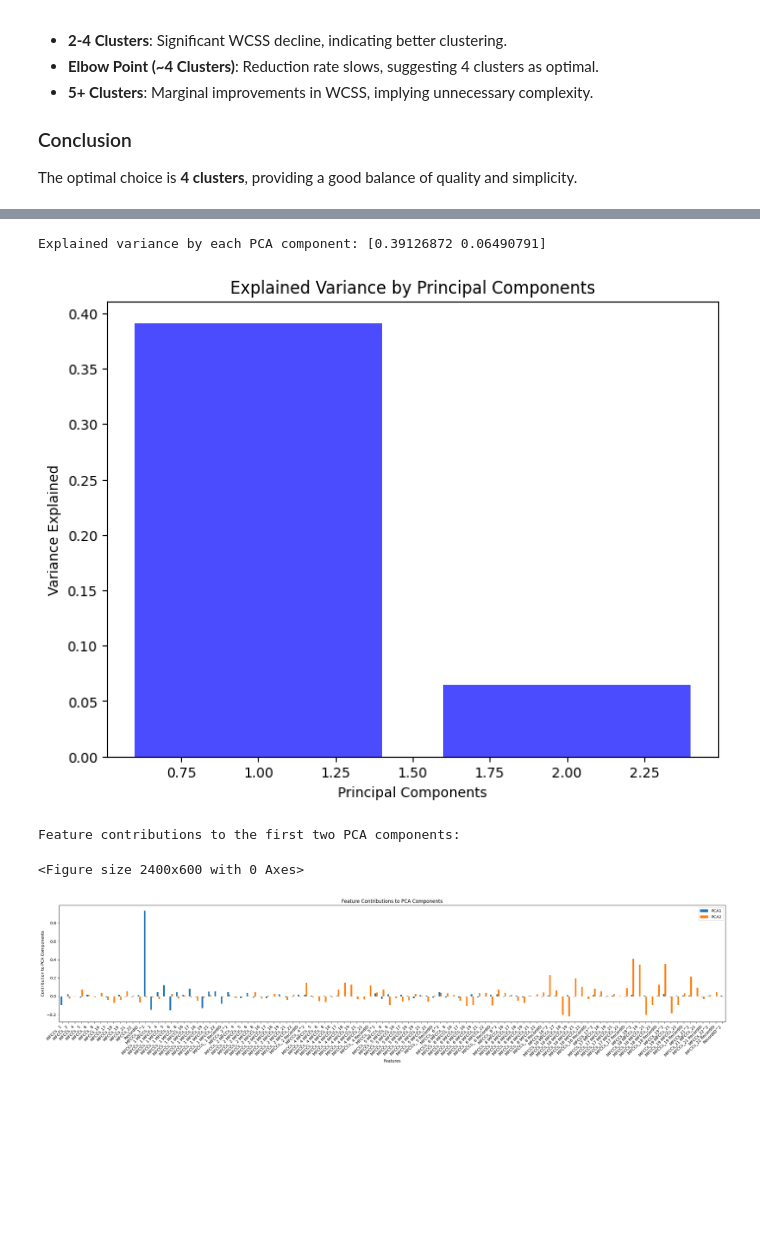
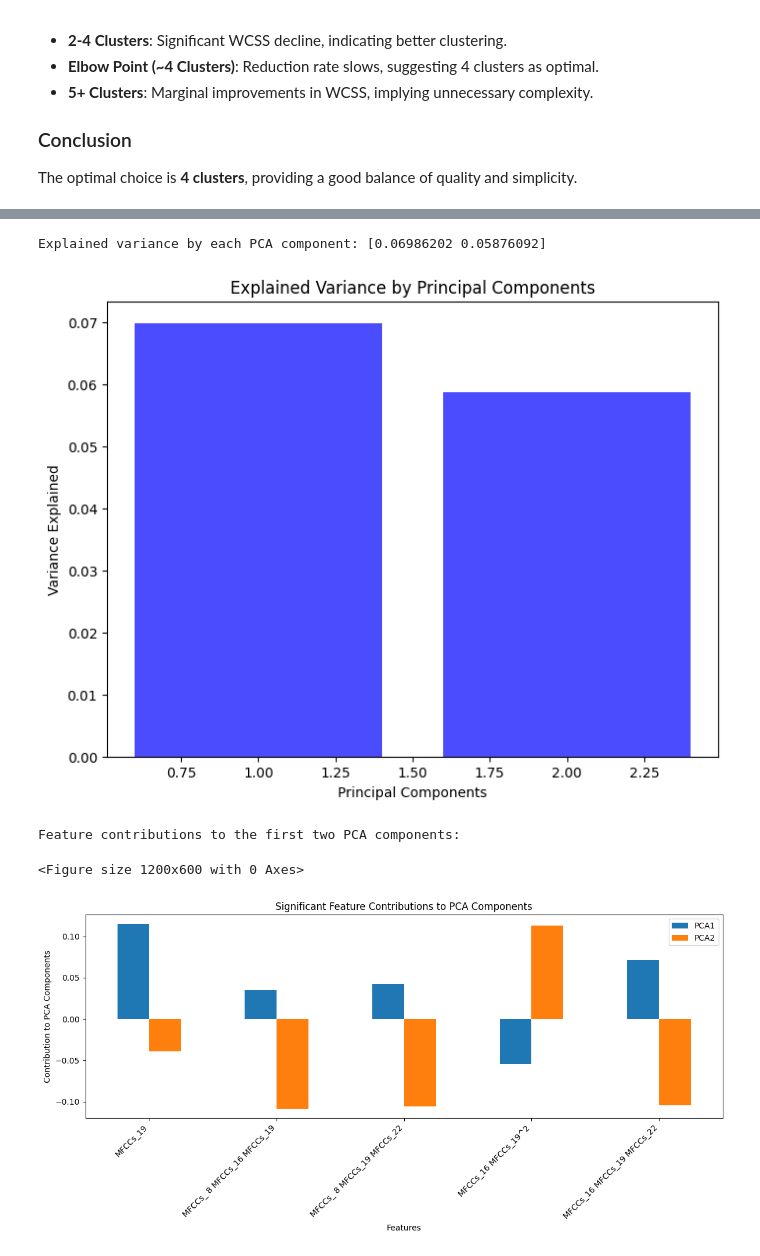
Before and after one commit to Shibhaditya2/Spoon-Knife, a Jupyter notebook: clustering.ipynb, the cells around one changed output, grey strips where cells are left out. Cells and saved outputs as stored; diff of their text form; code cells hidden in the pictures; blank space fills up the shorter version.

```diff
--- a/clustering.ipynb
+++ b/clustering.ipynb
@@ -233,0 +270,25 @@ After applying polynomial feature transformation, and adding features with degre
+# %%
+# remove highly correlated feature after adding polynomial features
+threshold = 0.75
+correlation_matrix = data_final.corr()
+# Identify and print each pair of highly correlated features
+print("Highly correlated feature pairs with correlation greater than", threshold, ":\n")
+highly_correlated_pairs = []
+for i in range(len(correlation_matrix.columns)):
+    for j in range(i + 1, len(correlation_matrix.columns)):
+        if abs(correlation_matrix.iloc[i, j]) > threshold:
+            feature_1 = correlation_matrix.columns[i]
+            feature_2 = correlation_matrix.columns[j]
+            correlation_value = correlation_matrix.iloc[i, j]
+            highly_correlated_pairs.append((feature_1, feature_2, correlation_value))
+            print(f"{feature_1} and {feature_2} have a correlation of {correlation_value:.2f}")
+
+# Drop one of each pair of highly correlated features
+
+features_to_remove = list(set(pair[0] for pair in highly_correlated_pairs))
+print("\nFeatures to remove:", features_to_remove)
+
+data_final = data_final.drop(columns=features_to_remove)
+
+# Show the shape of the dataset after removing highly correlated features
+print(f"\nShape of data after removing highly correlated features: {data_final.shape}")
@@ -333,10 +410,13 @@ The 'random' initialization method yields a lower silhouette score compared to '
 # Import libraries for dimensionality reduction and visualization
 from sklearn.decomposition import PCA
 
-# 3.1 Dimensionality Reduction
+# 3 Dimensionality Reduction
+scaler = StandardScaler()
+data_normalized = scaler.fit_transform(data_final.drop(columns=['Cluster']))
+
 # Apply PCA to reduce dimensions for visualization (2 components)
 pca = PCA(n_components=2)
-data_pca = pca.fit_transform(data_final.drop(columns=['Cluster']))
+data_pca = pca.fit_transform(data_normalized)
 
 # Convert PCA result into a DataFrame for easier plotting
 pca_df = pd.DataFrame(data_pca, columns=['PCA1', 'PCA2'])
@@ -356,34 +440,37 @@ plt.show()
 # %%
 # Feature Contribution to Clustering
 # Analyzing which features contribute the most to the cluster separation
 # The explained variance of each PCA component shows the proportion of variance each component captures
 explained_variance = pca.explained_variance_ratio_
 print(f"\nExplained variance by each PCA component: {explained_variance}")
 
 # Plot the explained variance of each PCA component
 plt.figure(figsize=(8, 6))
 plt.bar(range(1, len(explained_variance)+1), explained_variance, alpha=0.7, color='b')
 plt.xlabel('Principal Components')
 plt.ylabel('Variance Explained')
 plt.title('Explained Variance by Principal Components')
 plt.show()
 
 # Feature contributions to the first two principal components
 pca_loadings = pd.DataFrame(pca.components_.T, columns=['PCA1', 'PCA2'], index=data_final.drop(columns=['Cluster']).columns)
 print("\nFeature contributions to the first two PCA components:")
-# Plot feature contributions to each principal component
-plt.figure(figsize=(24, 6))
-pca_loadings[['PCA1', 'PCA2']].plot(kind='bar', figsize=(24, 6), title="Feature Contributions to PCA Components")
+
+# Filter for features with absolute contributions greater than 0.1 in either PCA1 or PCA2
+significant_features = pca_loadings[(pca_loadings['PCA1'].abs() > 0.1) | (pca_loadings['PCA2'].abs() > 0.1)]
+
+# Plot feature contributions to each principal component for significant features only
+plt.figure(figsize=(12, 6))
+significant_features[['PCA1', 'PCA2']].plot(kind='bar', figsize=(12, 6), title="Significant Feature Contributions to PCA Components")
 plt.xlabel("Features")
 plt.ylabel("Contribution to PCA Components")
-locs, labels = plt.xticks()
-plt.setp(labels, rotation=45, horizontalalignment='right')
+plt.xticks(rotation=45, horizontalalignment='right')
 plt.legend(['PCA1', 'PCA2'])
 plt.tight_layout()
 plt.show()
 # %% [output]
-Explained variance by each PCA component: [0.39126872 0.06490791]
+Explained variance by each PCA component: [0.06986202 0.05876092]
-[figure, old version]
+[figure, new version]
 Feature contributions to the first two PCA components:
-<Figure size 2400x600 with 0 Axes>
+<Figure size 1200x600 with 0 Axes>
-[figure, old version]
+[figure, new version]
```
Also changed, not shown: parts of 29 cells of this notebook.
